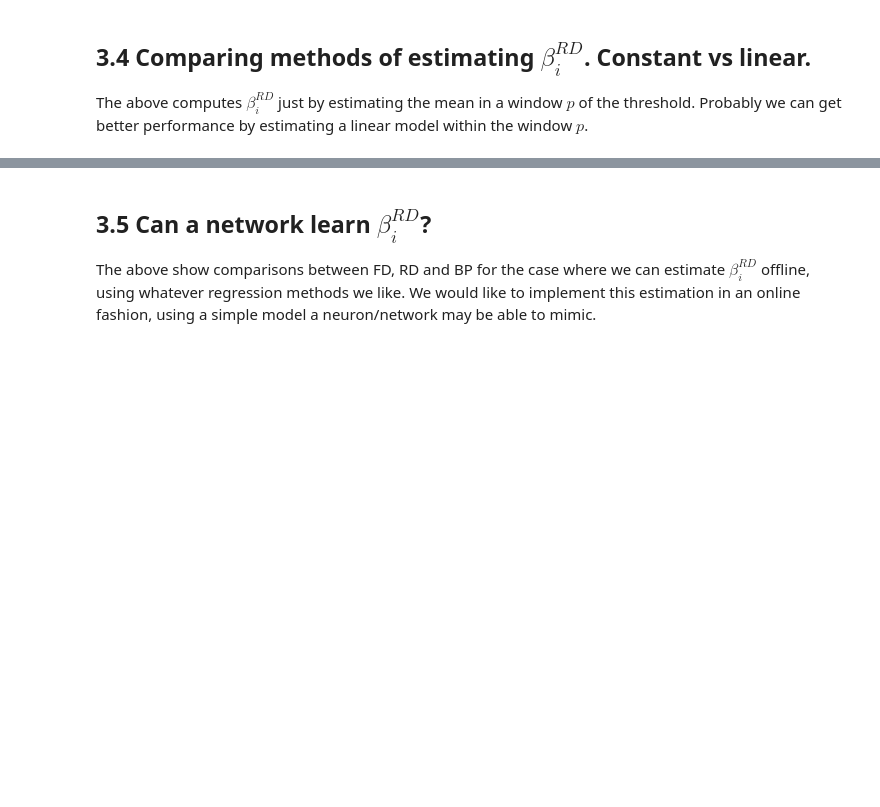
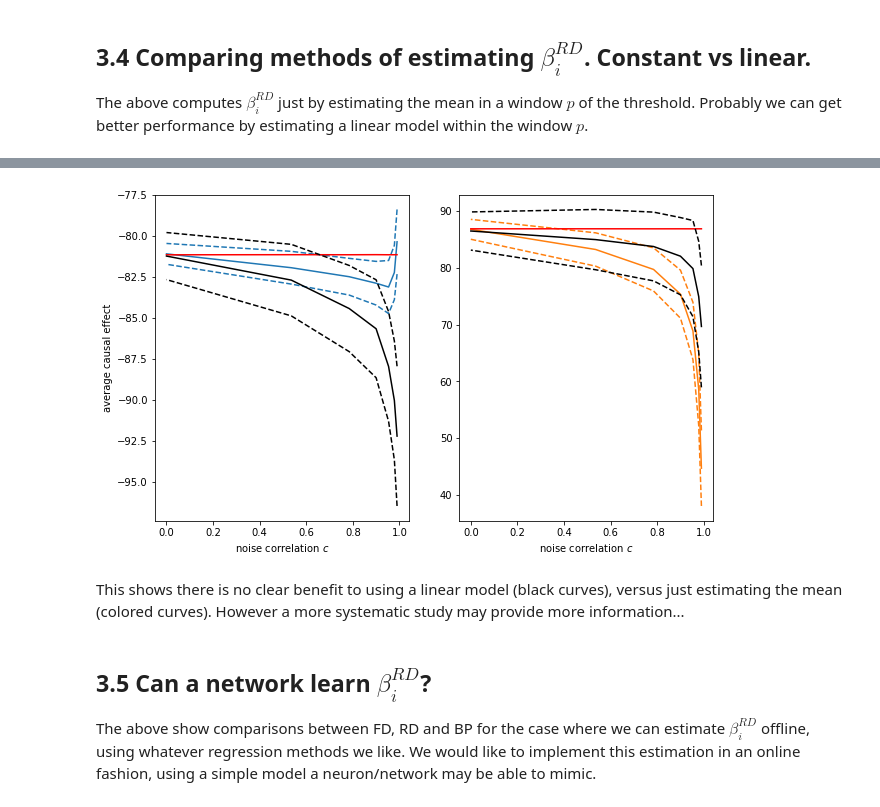
Before and after one commit to benlansdell/rdd, a Jupyter notebook: rdd.ipynb, the cells around one changed output, grey strips where cells are left out. Cells and saved outputs as stored; diff of their text form; code cells hidden in the pictures; blank space fills up the shorter version.

```diff
--- a/rdd.ipynb
+++ b/rdd.ipynb
@@ -724,13 +724,14 @@ pvals = np.linspace(0.01, 1, 10)
 
 #c (correlation between noise inputs)
 beta_rd_c = np.zeros((len(cvals), nsims, params.n))
+beta_rd_linear_c = np.zeros((len(cvals), nsims, params.n))
 beta_fd_c = np.zeros((len(cvals), nsims, params.n))
 beta_bp_c = np.zeros((len(cvals), nsims, params.n))
 
 #For each sim we come up with mean causal effect estimate for p = 0.05 (RD), and p = 1 (FD)
 #Compute a 'bias-variance' tradeoff curve as a function of c, p, W
 
-p = 0.03
+p = 0.1
 for i,c in enumerate(cvals):
     print("Running %d simulations with c=%s"%(nsims, c))
     params.c = c
@@ -739,10 +740,14 @@ for i,c in enumerate(cvals):
         (v, h, Cost, betas) = lif.simulate()
         beta_rd_c[i,j,:] = causaleffect(v, Cost, p, params)
         beta_fd_c[i,j,:] = causaleffect(v, Cost, 1, params)
+        beta_rd_linear_c[i,j,:] = causaleffect_linear(v, Cost, p, params)
         beta_bp_c[i,j,:] = betas
 
 m_beta_rd_c = np.mean(beta_rd_c, 1)
 se_beta_rd_c = np.std(beta_rd_c, 1)
+
+m_beta_rd_linear_c = np.mean(beta_rd_linear_c, 1)
+se_beta_rd_linear_c = np.std(beta_rd_linear_c, 1)
 
 m_beta_fd_c = np.mean(beta_fd_c, 1)
 se_beta_fd_c = np.std(beta_fd_c, 1)
@@ -752,3 +765,37 @@ se_beta_bp_c = np.std(beta_bp_c, 1)
+# %%
+fig, (ax1, ax2) = plt.subplots(1,2)
+
+#RD
+ax1.plot(cvals, m_beta_rd_c[:,0],'C0')
+ax1.plot(cvals, m_beta_rd_c[:,0]+se_beta_rd_c[:,0],'--C0')
+ax1.plot(cvals, m_beta_rd_c[:,0]-se_beta_rd_c[:,0],'--C0')
+
+#RD_linear and BP
+ax1.plot(cvals, m_beta_bp_c[:,0], color=(1,0,0))
+
+ax1.plot(cvals, m_beta_rd_linear_c[:,0]+se_beta_rd_linear_c[:,0], '--', color=(0,0,0))
+ax1.plot(cvals, m_beta_rd_linear_c[:,0]-se_beta_rd_linear_c[:,0], '--', color=(0,0,0))
+ax1.plot(cvals, m_beta_rd_linear_c[:,0], color=(0,0,0))
+
+#RD
+ax2.plot(cvals, m_beta_rd_c[:,1],'C1')
+ax2.plot(cvals, m_beta_rd_c[:,1]+se_beta_rd_c[:,1],'--C1')
+ax2.plot(cvals, m_beta_rd_c[:,1]-se_beta_rd_c[:,1],'--C1')
+
+#RD_linear and BP
+ax2.plot(cvals, m_beta_bp_c[:,1], color=(1,0,0))
+
+ax2.plot(cvals, m_beta_rd_linear_c[:,1]+se_beta_rd_linear_c[:,1], '--', color=(0,0,0))
+ax2.plot(cvals, m_beta_rd_linear_c[:,1]-se_beta_rd_linear_c[:,1], '--', color=(0,0,0))
+ax2.plot(cvals, m_beta_rd_linear_c[:,1], color=(0,0,0))
+
+ax1.set_xlabel('noise correlation $c$')
+ax1.set_ylabel('average causal effect')
+ax2.set_xlabel('noise correlation $c$');
+# %% [output]
+[figure, added]
+# %% [markdown]
+This shows there is no clear benefit to using a linear model (black curves), versus just estimating the mean (colored curves). However a more systematic study may provide more information...
 # %% [markdown]
 ## 3.5 Can a network learn $\beta_i^{RD}$?
 
```
Also changed, not shown: parts of 5 cells of this notebook, 2 other files.
